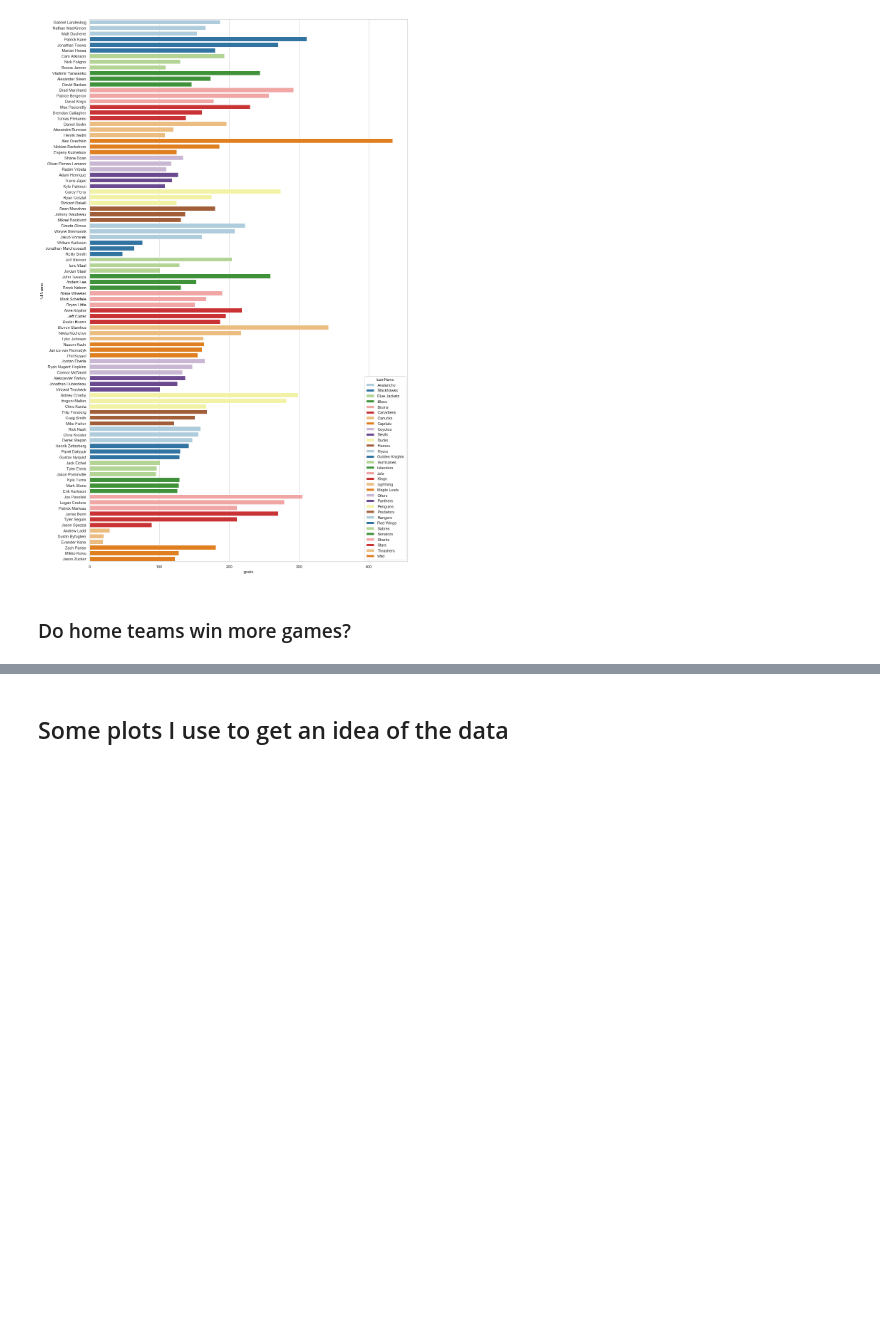
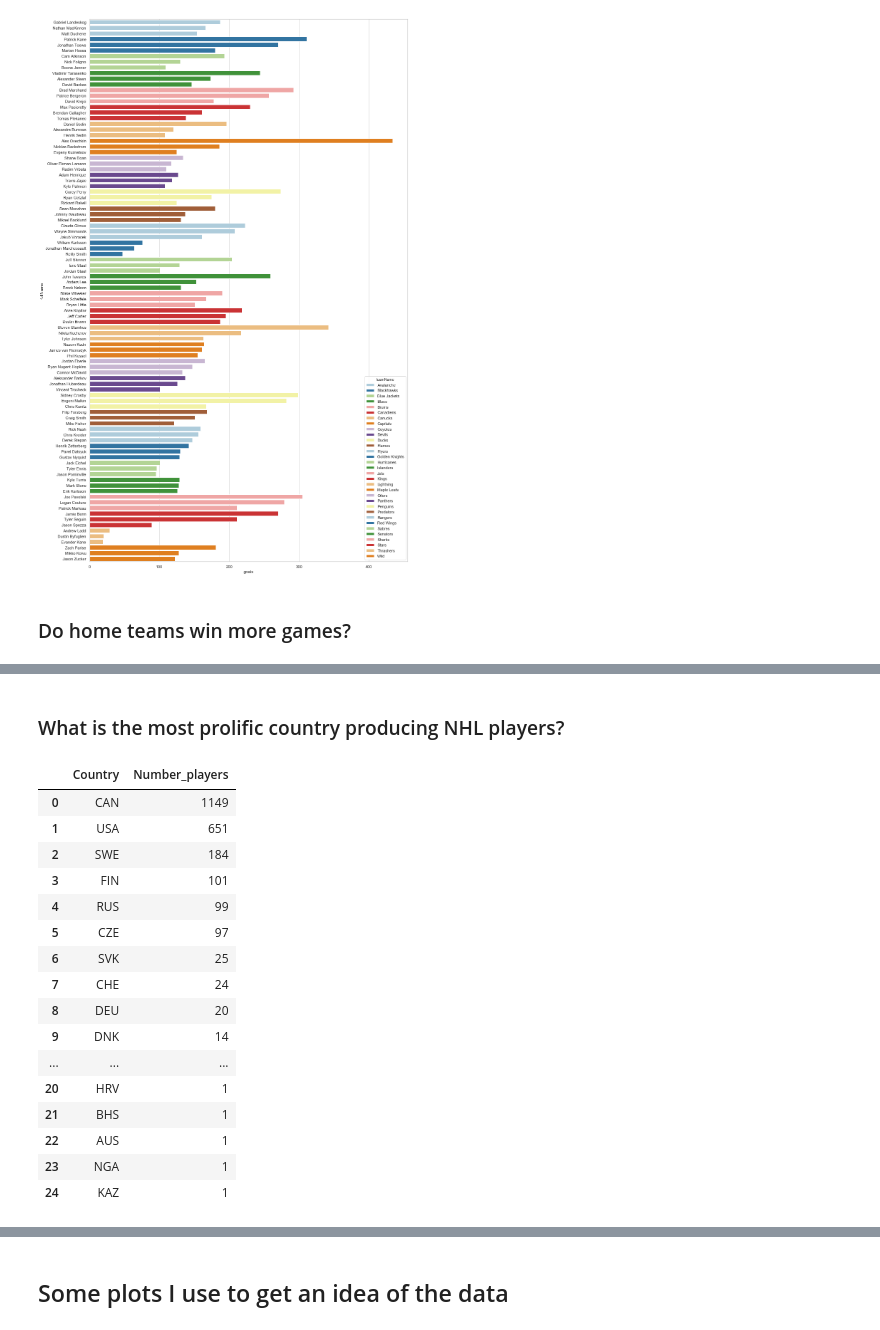
Before and after one commit to pwolter/HockeyStats, a Jupyter notebook: Hockey_fun.ipynb, the cells around one changed output, grey strips where cells are left out. Drawn from its saved outputs; the diff is of its cells as text; code cells hidden in the pictures; blank space fills up the shorter version.

```diff
--- a/Hockey_fun.ipynb
+++ b/Hockey_fun.ipynb
@@ -699,0 +689,2 @@ game.head()
+# %% [markdown]
+### What is the most prolific country producing NHL players?
@@ -699,0 +695,20 @@ game.head()
+# %%
+players_per_country
+# %% [output]
+|  | Country | Number_players |
+| 0 | CAN | 1149 |
+| 1 | USA | 651 |
+| 2 | SWE | 184 |
+| 3 | FIN | 101 |
+| 4 | RUS | 99 |
+| 5 | CZE | 97 |
+| 6 | SVK | 25 |
+| 7 | CHE | 24 |
+| 8 | DEU | 20 |
+| 9 | DNK | 14 |
+| ... | ... | ... |
+| 20 | HRV | 1 |
+| 21 | BHS | 1 |
+| 22 | AUS | 1 |
+| 23 | NGA | 1 |
+| 24 | KAZ | 1 |
```
Also changed, not shown: parts of 31 cells of this notebook, 1 other file.
